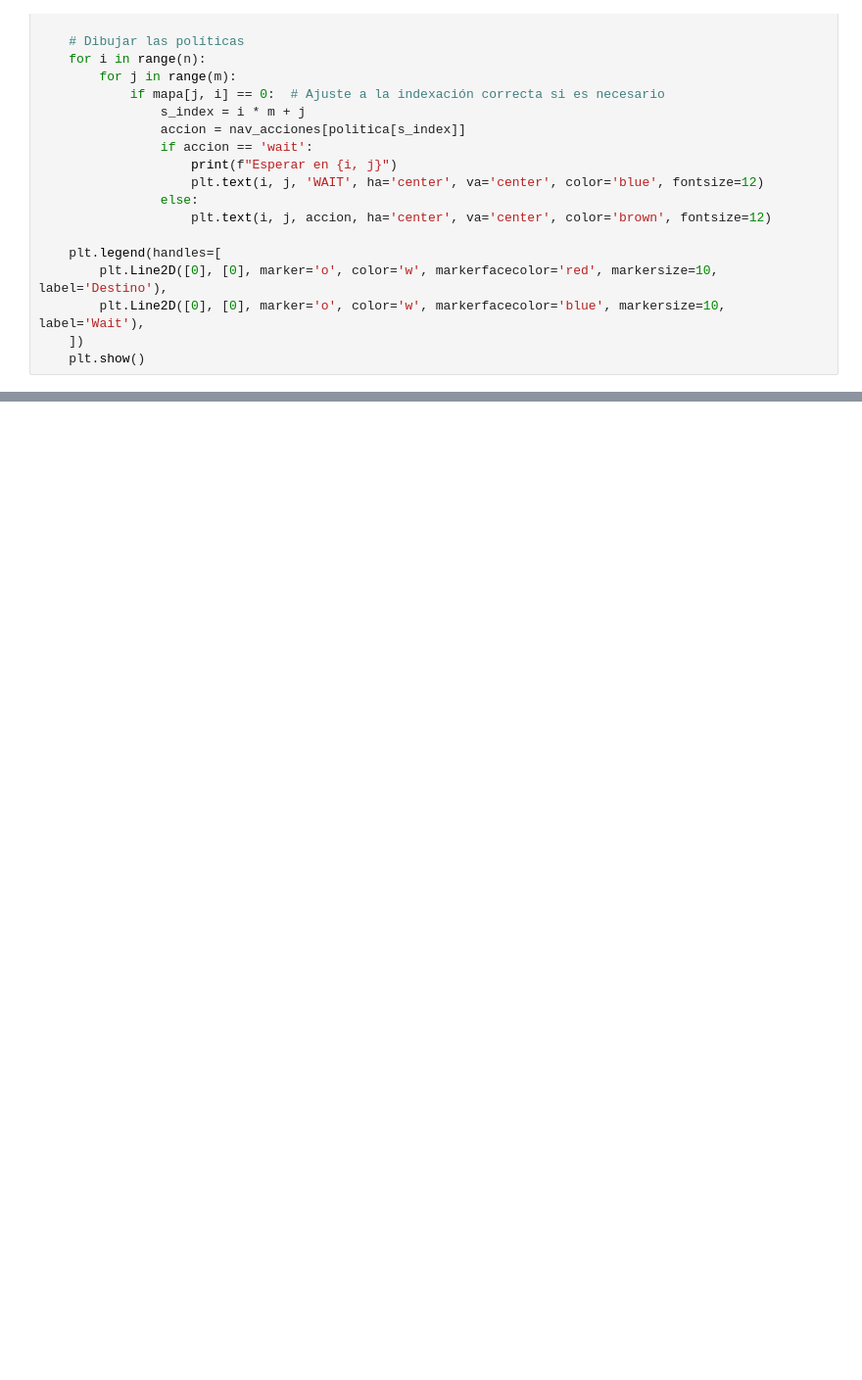
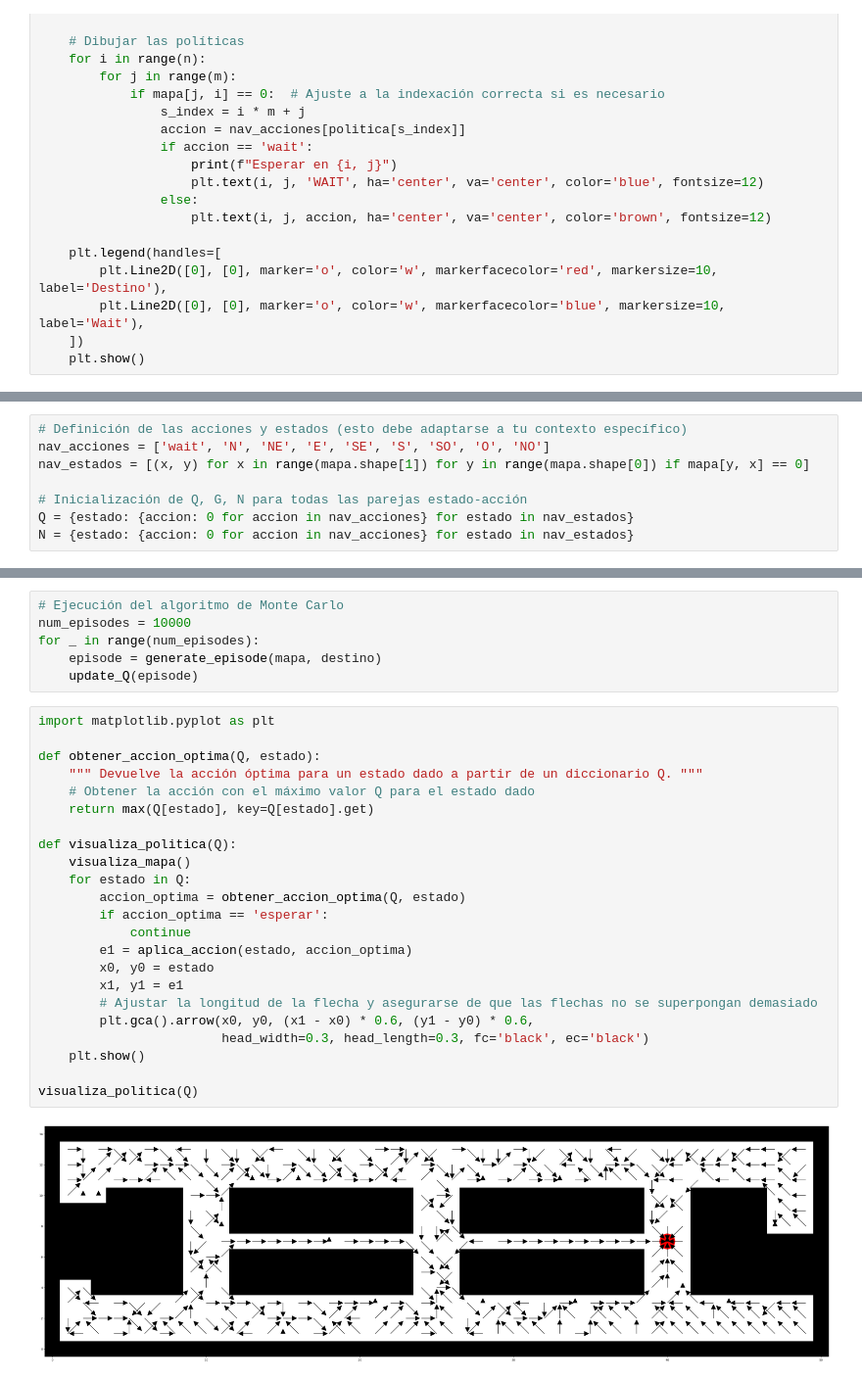
Before and after one commit to jormunrod/IA_RL_Project, a Jupyter notebook: Proyect.ipynb, the cells around one changed output, grey strips where cells are left out. Shown at 98% size. Drawn from its saved outputs; the diff is of its cells as text; blank space fills up the shorter version.

Commit message:
Montecarlo working done

```diff
--- a/Proyect.ipynb
+++ b/Proyect.ipynb
@@ -270,0 +275,8 @@ Esperar en (40, 7)
+# %%
+# Definición de las acciones y estados (esto debe adaptarse a tu contexto específico)
+nav_acciones = ['wait', 'N', 'NE', 'E', 'SE', 'S', 'SO', 'O', 'NO']
+nav_estados = [(x, y) for x in range(mapa.shape[1]) for y in range(mapa.shape[0]) if mapa[y, x] == 0]
+
+# Inicialización de Q, G, N para todas las parejas estado-acción
+Q = {estado: {accion: 0 for accion in nav_acciones} for estado in nav_estados}
+N = {estado: {accion: 0 for accion in nav_acciones} for estado in nav_estados}
@@ -270,0 +319,31 @@ Esperar en (40, 7)
+# %%
+# Ejecución del algoritmo de Monte Carlo
+num_episodes = 10000
+for _ in range(num_episodes):
+    episode = generate_episode(mapa, destino)
+    update_Q(episode)
+# %%
+import matplotlib.pyplot as plt
+
+def obtener_accion_optima(Q, estado):
+    """ Devuelve la acción óptima para un estado dado a partir de un diccionario Q. """
+    # Obtener la acción con el máximo valor Q para el estado dado
+    return max(Q[estado], key=Q[estado].get)
+
+def visualiza_politica(Q):
+    visualiza_mapa()
+    for estado in Q:
+        accion_optima = obtener_accion_optima(Q, estado)
+        if accion_optima == 'esperar':
+            continue
+        e1 = aplica_accion(estado, accion_optima)
+        x0, y0 = estado
+        x1, y1 = e1
+        # Ajustar la longitud de la flecha y asegurarse de que las flechas no se superpongan demasiado
+        plt.gca().arrow(x0, y0, (x1 - x0) * 0.6, (y1 - y0) * 0.6,
+                        head_width=0.3, head_length=0.3, fc='black', ec='black')
+    plt.show()
+
+visualiza_politica(Q)
+# %% [output]
+[figure, added]
```
Also changed, not shown: parts of 11 cells of this notebook.
